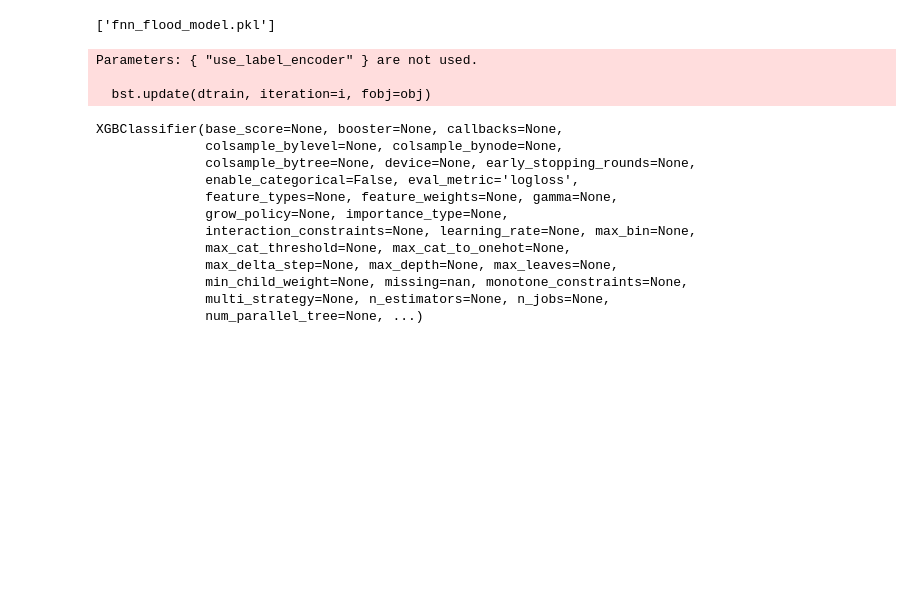
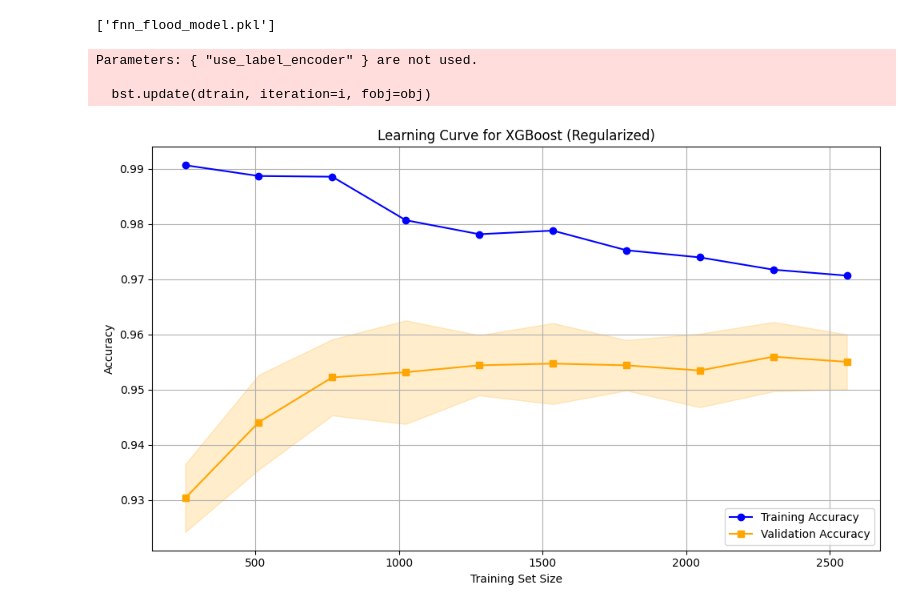
Before and after one commit to Shelly10-10/flood_prediction, a Jupyter notebook: Disaster.ipynb, the cells around one changed output. Saved outputs shown, nothing was run; the diff lists cells and outputs as text; code cells hidden in the pictures; blank space fills up the shorter version.

```diff
--- a/Disaster.ipynb
+++ b/Disaster.ipynb
@@ -446,26 +446,49 @@ X_train,X_test,y_train,y_test=train_test_split(X, y, test_size=0.2, random_state
 scaler=StandardScaler()
 X_train_scaled=scaler.fit_transform(X_train)
 X_test_scaled=scaler.transform(X_test)
-# %%
-xgb_model = XGBClassifier(reg_alpha=0.5,  # L1 regularization
-    reg_lambda=1.0,use_label_encoder=False, eval_metric='logloss', random_state=42)
-xgb_model.fit(X_train_scaled, y_train)
-# %% [output]
-Parameters: { "use_label_encoder" } are not used.
-
-  bst.update(dtrain, iteration=i, fobj=obj)
-XGBClassifier(base_score=None, booster=None, callbacks=None,
-              colsample_bylevel=None, colsample_bynode=None,
-              colsample_bytree=None, device=None, early_stopping_rounds=None,
-              enable_categorical=False, eval_metric='logloss',
-              feature_types=None, feature_weights=None, gamma=None,
-              grow_policy=None, importance_type=None,
-              interaction_constraints=None, learning_rate=None, max_bin=None,
-              max_cat_threshold=None, max_cat_to_onehot=None,
-              max_delta_step=None, max_depth=None, max_leaves=None,
-              min_child_weight=None, missing=nan, monotone_constraints=None,
-              multi_strategy=None, n_estimators=None, n_jobs=None,
-              num_parallel_tree=None, ...)
+# %%
+
+# XGBoost parameters to help reduce overfitting
+xgb_model = XGBClassifier(
+    n_estimators=100,        # Fewer trees
+    max_depth=3,             # Lower max depth
+    learning_rate=0.05,
+    reg_alpha=1.0,           # L1 regularization
+    reg_lambda=1.0,          # L2 regularization
+    subsample=0.8,           # Row subsampling
+    colsample_bytree=0.8,    # Feature subsampling
+    use_label_encoder=False,
+    eval_metric='logloss',
+    random_state=42
+)
+xgb_model.fit(X_train_scaled, y_train)
+train_sizes, train_scores, val_scores = learning_curve(
+    xgb_model, X_train_scaled, y_train, cv=5,
+    train_sizes=np.linspace(0.1, 1.0, 10), scoring='accuracy', n_jobs=-1
+)
+
+
+train_mean = np.mean(train_scores, axis=1)
+train_std = np.std(train_scores, axis=1)
+val_mean = np.mean(val_scores, axis=1)
+val_std = np.std(val_scores, axis=1)
+
+plt.figure(figsize=(10, 6))
+plt.plot(train_sizes, train_mean, 'o-', color='blue', label='Training Accuracy')
+plt.plot(train_sizes, val_mean, 's-', color='orange', label='Validation Accuracy')
+plt.fill_between(train_sizes, val_mean - val_std, val_mean + val_std, alpha=0.2, color='orange')
+plt.xlabel('Training Set Size')
+plt.ylabel('Accuracy')
+plt.title('Learning Curve for XGBoost (Regularized)')
+plt.legend(loc='lower right')
+plt.grid()
+plt.tight_layout()
+plt.show()
+# %% [output]
+Parameters: { "use_label_encoder" } are not used.
+
+  bst.update(dtrain, iteration=i, fobj=obj)
+[figure, added]
 # %%
 
 y_pred_internal=xgb_model.predict(X_test_scaled)
```
Also changed, not shown: parts of 3 cells of this notebook.
